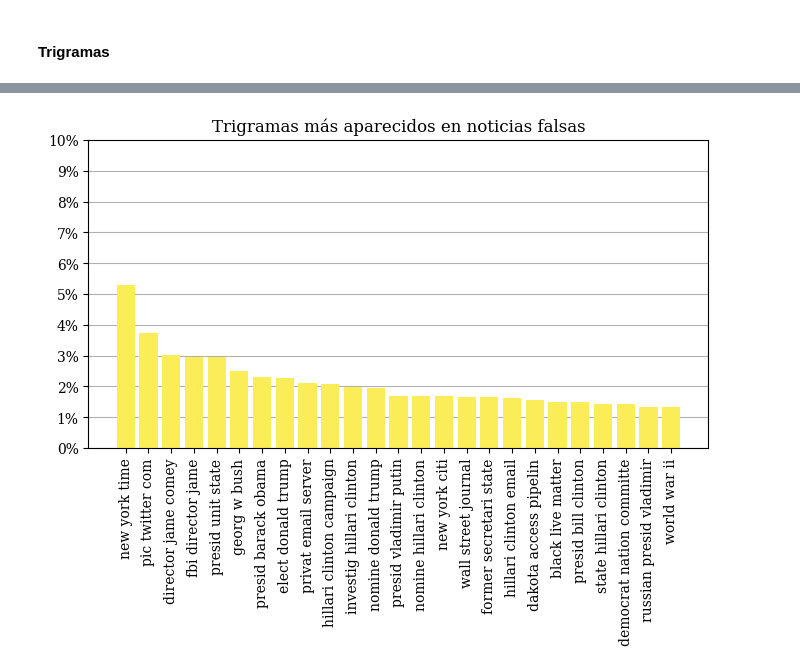
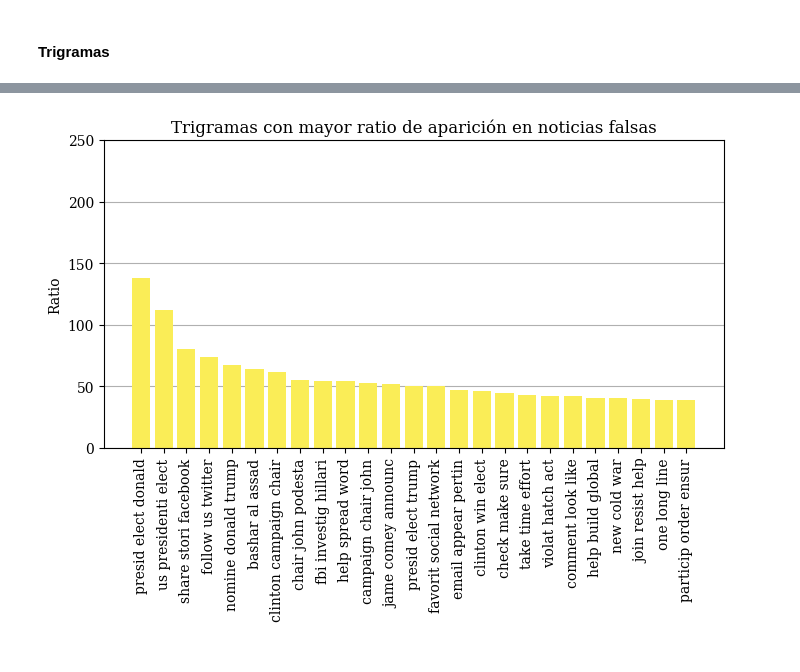
Before and after one commit to jose-jac/TFG, a Jupyter notebook: code/analisis_exploratorio.ipynb, the cells around one changed output, grey strips where cells are left out. Cells and saved outputs as stored; diff of their text form; code cells hidden in the pictures.

Commit message:
Gráficos finales

```diff
--- a/code/analisis_exploratorio.ipynb
+++ b/code/analisis_exploratorio.ipynb
@@ -662,25 +658,17 @@ plt.show()
 # %%
-# Calculamos el porcentaje de noticias falsas que contienen cada trigramas
-trigrams_fake_df['percentage'] = trigrams_fake_df['appearance'] / len(df_clean[df_clean['label']==1]) * 100
-
-# Hacemos un gráfico de barras de los trigramas más frecuentes en noticias falsas
+# Hacer un gráfico de barras de los trigramas con más ratio de aparición en noticias falsas
 cantidad_trigramas = 25
 plt.figure(figsize=(8, 4))
-plt.bar(trigrams_fake_df.sort_values(by='percentage', ascending=False).head(cantidad_trigramas)['trigram'], trigrams_fake_df.sort_values(by='percentage', ascending=False).head(cantidad_trigramas)['percentage'], color='#faed57')
-plt.title('Trigramas más aparecidos en noticias falsas')
-# plt.xlabel('Trigrama')
-# plt.ylabel('Noticias')
-plt.ylim(0, 10)
+plt.bar(trigrams_intersection.sort_values(by='ratio_fake', ascending=False).head(cantidad_trigramas)['trigram'], trigrams_intersection.sort_values(by='ratio_fake', ascending=False).head(cantidad_trigramas)['ratio_fake'], color='#faed57')
+plt.title('Trigramas con mayor ratio de aparición en noticias falsas')
+plt.ylabel('Ratio')
+plt.ylim(0, 250)
 plt.gca().set_axisbelow(True)
 plt.gca().yaxis.grid(True, which='major')
-plt.gca().set_yticks(np.arange(0, 11, 1))
+plt.gca().set_yticks(np.arange(0, 300, 50))
 plt.xticks(rotation=90)
 
-# Hacemos que en el eje y se muestre el símbolo de porcentaje
-vals = plt.gca().get_yticks()
-plt.gca().set_yticklabels(['{:,.0%}'.format(x/100) for x in vals])
-
-plt.savefig('../images/trigramas_mas_frecuentes_falsas_25_zoom.png', bbox_inches='tight', dpi=300)
+plt.savefig('../images/trigramas_mas_ratio_falsos_25.png', bbox_inches='tight', dpi=300)
 plt.show()
 # %% [output]
-[figure, old version]
+[figure, new version]
```
Also changed, not shown: parts of 22 cells of this notebook, 18 other files.
